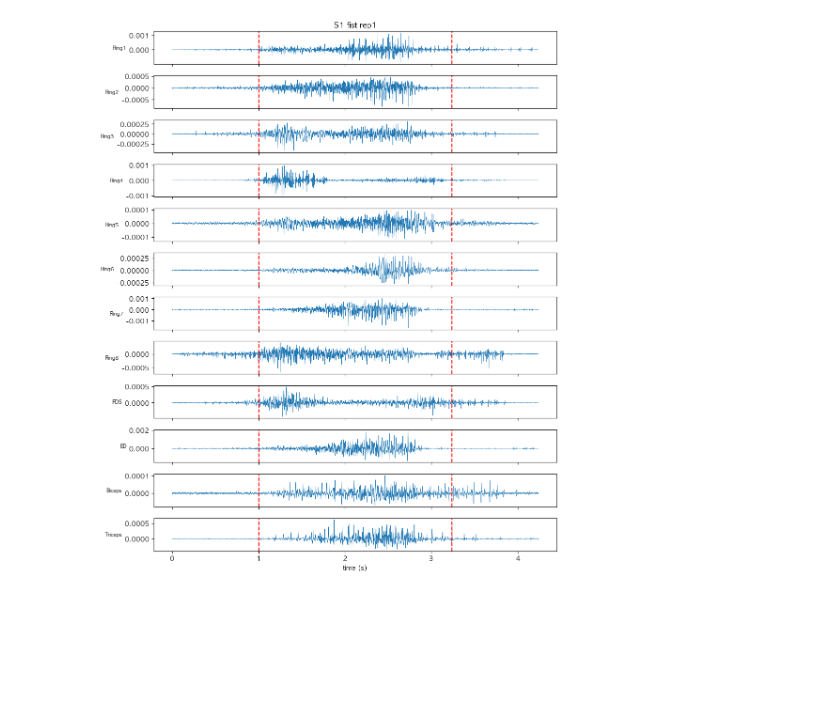
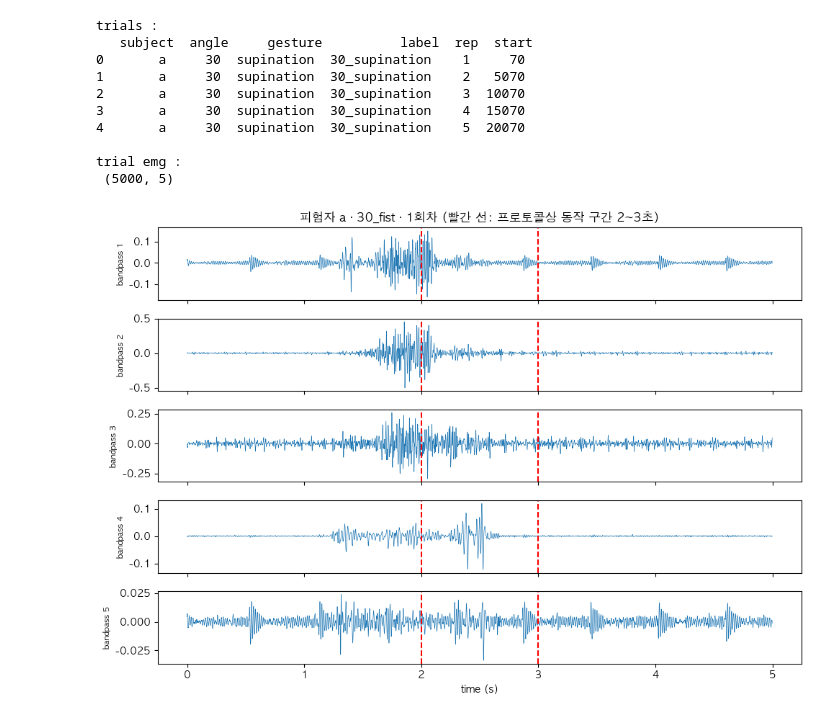
Before and after one commit to wm-shin/semg_arm_pred, a Jupyter notebook: week_1.ipynb, the cells around one changed output. Drawn from its saved outputs; the diff is of its cells as text; code cells hidden in the pictures; blank space fills up the shorter version.

```diff
--- a/week_1.ipynb
+++ b/week_1.ipynb
@@ -202,0 +54,14 @@ display(overview, class_table)
+# %%
+# 실습 단계 3-2: 파일 하나를 열어 배열 모양과 채널 수 확인
+# 강의 예시는 "파일 하나 = 시행 하나(5000샘플)"이지만,
+# 이 데이터는 파일 하나에 같은 클래스의 30회 시행이 이어서 기록되어 있다
+CH_COLS = [f"bandpass {i}" for i in range(1, 6)]  # Ch1 ECR, Ch2 ED, Ch3 FDS, Ch4 Biceps, Ch5 Triceps
+
+df = pd.read_csv(files[0])
+x = df[CH_COLS].to_numpy()
+print("열 이름:", df.columns.tolist())
+print("배열 모양:", x.shape, f"-> 약 {len(x) / FS:.0f}초 연속 기록")
+print("채널 수:", x.shape[1])
+print("time 간격 (s):", np.unique(np.diff(df["time"]).round(4)))
+print("mark=1 개수:", int(df["mark"].sum()), "/ onset=1 개수:", int(df["onset"].sum()))
+df.head()
@@ -203,25 +135,50 @@ display(overview, class_table)
+# %%
+print("trials :\n", trials.head())
+print()
+print("trial emg :\n", trial_emg[0].shape)
+# %% [output]
+trials :
+   subject  angle     gesture          label  rep  start
+0       a     30  supination  30_supination    1     70
+1       a     30  supination  30_supination    2   5070
+2       a     30  supination  30_supination    3  10070
+3       a     30  supination  30_supination    4  15070
+4       a     30  supination  30_supination    5  20070
+
+trial emg :
+ (5000, 5)
 # %%
-# 실습 단계 4-1: 시행 하나의 12채널 파형 (휴식-동작-휴식 3구간 확인)
+# 실습 단계 4-1: 시행 하나의 5채널 파형 (강의 예시처럼 프로토콜상 동작 구간 2~3초에 빨간 선)
+from pathlib import Path
+
 import matplotlib.pyplot as plt
 
-# DB2 전극 배치: 1~8 전완 둘레, 9 천지굴근, 10 총지신근, 11 상완이두근, 12 상완삼두근
-CH_NAMES = [f"Ring{i}" for i in range(1, 9)] + ["FDS", "ED", "Biceps", "Triceps"]
+plt.rcParams["font.family"] = "AppleGothic"   # macOS 한글 폰트 (Windows는 "Malgun Gothic")
+plt.rcParams["axes.unicode_minus"] = False
+FIG_DIR = Path("figures/week_1")
+FIG_DIR.mkdir(parents=True, exist_ok=True)
 
-i = trials.query("subject == 1 and `class` == 'fist' and rep == 1").index[0]
-x = trial_emg[i]
-info = trials.loc[i]
-t = np.arange(len(x)) / FS  # DB2는 2 kHz
+CH_NAMES = CH_COLS   # 그림·특징 이름에도 CSV 열 이름을 그대로 쓴다 (1 요측수근신근, 2 총지신근, 3 천지굴근, 4 상완이두근, 5 상완삼두근)
 
-fig, ax = plt.subplots(12, 1, figsize=(10, 12), sharex=True)
-for ch in range(12):
+
+def trial_index(subject: str, label: str, rep: int) -> int:
+    """trials 표에서 (피험자, 클래스 라벨, 회차)에 해당하는 시행의 행 번호를 돌려준다"""
+    return trials.query("subject == @subject and label == @label and rep == @rep").index[0]
+
+
+x = trial_emg[trial_index("a", "30_fist", 1)]
+t = np.arange(len(x)) / FS
+
+fig, ax = plt.subplots(5, 1, figsize=(10, 7), sharex=True)
+for ch in range(5):
     ax[ch].plot(t, x[:, ch], lw=0.5)
-    ax[ch].set_ylabel(CH_NAMES[ch], fontsize=8, rotation=0, ha="right", va="center")
-    ax[ch].axvline(info["onset"], color="r", ls="--")   # 동작 시작
-    ax[ch].axvline(info["offset"], color="r", ls="--")  # 동작 끝
-ax[0].set_title(f"S{info['subject']} {info['class']} rep{info['rep']}")
-ax[-1].set_xlabel("time (s)")
+    ax[ch].set_ylabel(CH_NAMES[ch], fontsize=8)
+    ax[ch].axvline(2.0, color="r", ls="--")
+    ax[ch].axvline(3.0, color="r", ls="--")
+ax[0].set_title("피험자 a · 30_fist · 1회차 (빨간 선: 프로토콜상 동작 구간 2~3초)")
+ax[4].set_xlabel("time (s)")
 plt.tight_layout()
-plt.savefig(FIG_DIR / "ch12_example.png", dpi=120)
+plt.savefig(FIG_DIR / "ch5_example.png", dpi=120)
 plt.show()
 # %% [output]
-[figure, old version]
+[figure, new version]
```
Also changed, not shown: parts of 11 cells of this notebook, 15 other files.
